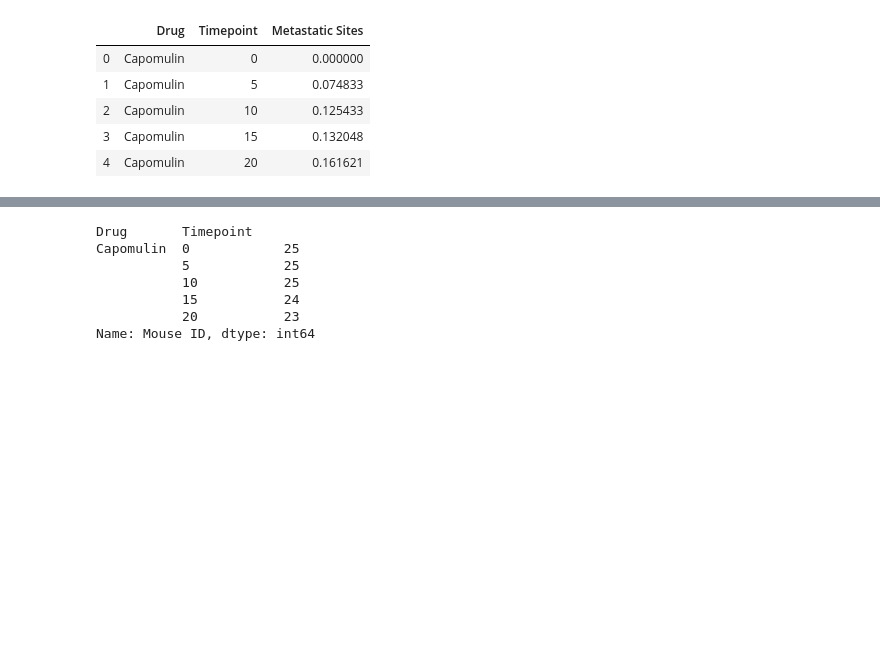
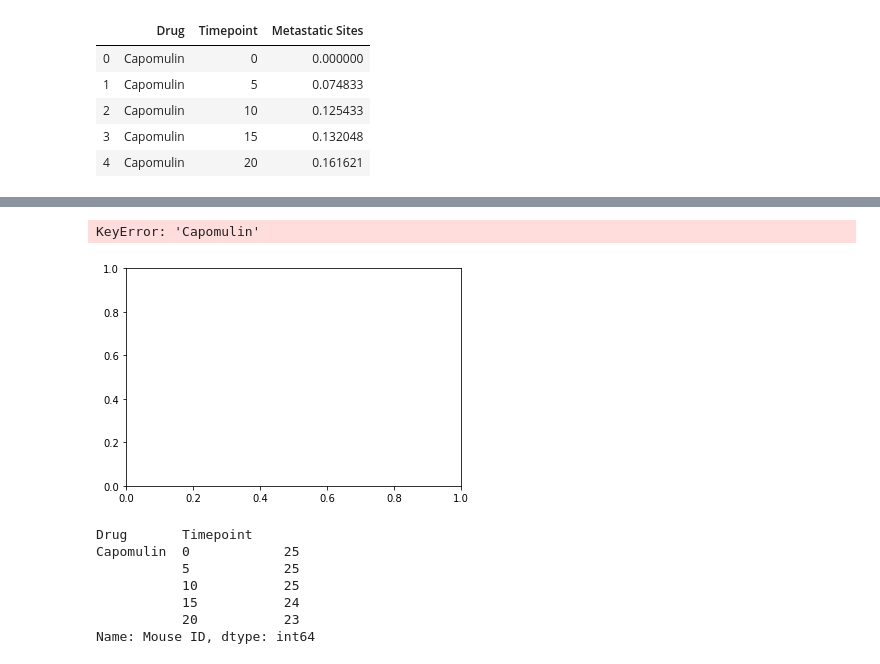
Before and after one commit to Dan-Bruen/matplotlib-challenge, a Jupyter notebook: Pymaceuticals_DanBruen/Pymaceutical_DanBruen_Main.ipynb, the cells around one changed output, grey strips where cells are left out. Cells and saved outputs as stored; diff of their text form; code cells hidden in the pictures; blank space fills up the shorter version.

```diff
--- a/Pymaceuticals_DanBruen/Pymaceutical_DanBruen_Main.ipynb
+++ b/Pymaceuticals_DanBruen/Pymaceutical_DanBruen_Main.ipynb
@@ -195,3 +242,42 @@ sem_met_sites_df.head()
+# %%
+# Generate the Plot (with Error Bars)
+drug_list = ['Capomulin',
+ 'Ceftamin',
+ 'Infubinol',
+ 'Ketapril',
+ 'Naftisol',
+ 'Placebo',
+ 'Propriva',
+ 'Ramicane',
+ 'Stelasyn',
+ 'Zoniferol']
+
+plt_style_dict = {'Capomulin':'b^:',
+ 'Ceftamin': 'ro',
+ 'Infubinol': 'gs',
+ 'Ketapril': 'kd',
+ 'Naftisol': 'bo',
+ 'Placebo': 'r^',
+ 'Propriva': 'gd',
+ 'Ramicane': 'ko',
+ 'Stelasyn': 'bs',
+ 'Zoniferol': 'r+'}
+
+fig1, ax2 = plt.subplots()
+for drug in drug_list:
+    ax2.errorbar(mean_met_df.index, mean_met_df[drug], sem_met_sites_df[drug], fmt = plt_style_dict[drug])
+ax2.legend()
+plt.grid(True)
+plt.title('Metastatic Site Spread During Treatment')
+plt.xlabel('Time (Days)')
+plt.ylabel('Metastatic Sites')
+
+#Save plot
+plt.savefig("MetSiteToTreatment.png")
+plt.show()
+# %% [output]
+KeyError: 'Capomulin'
+[figure, added]
 # %%
 # ** Survival Rates **
 # Set Dependencies
```
Also changed, not shown: parts of 8 cells of this notebook, 1 other file.
